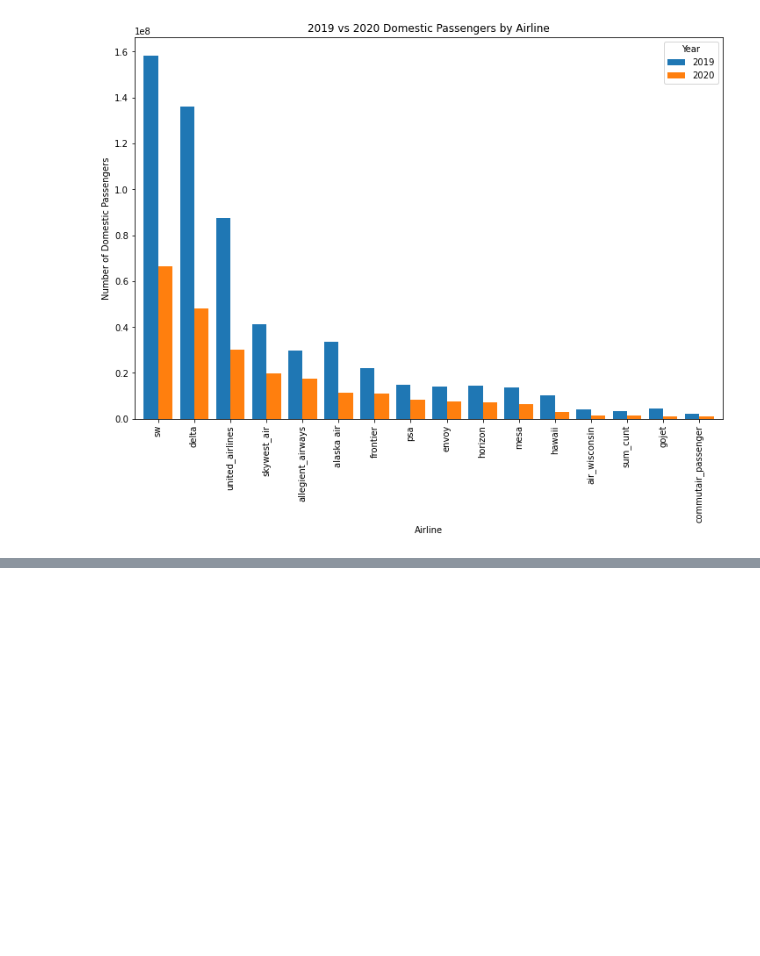
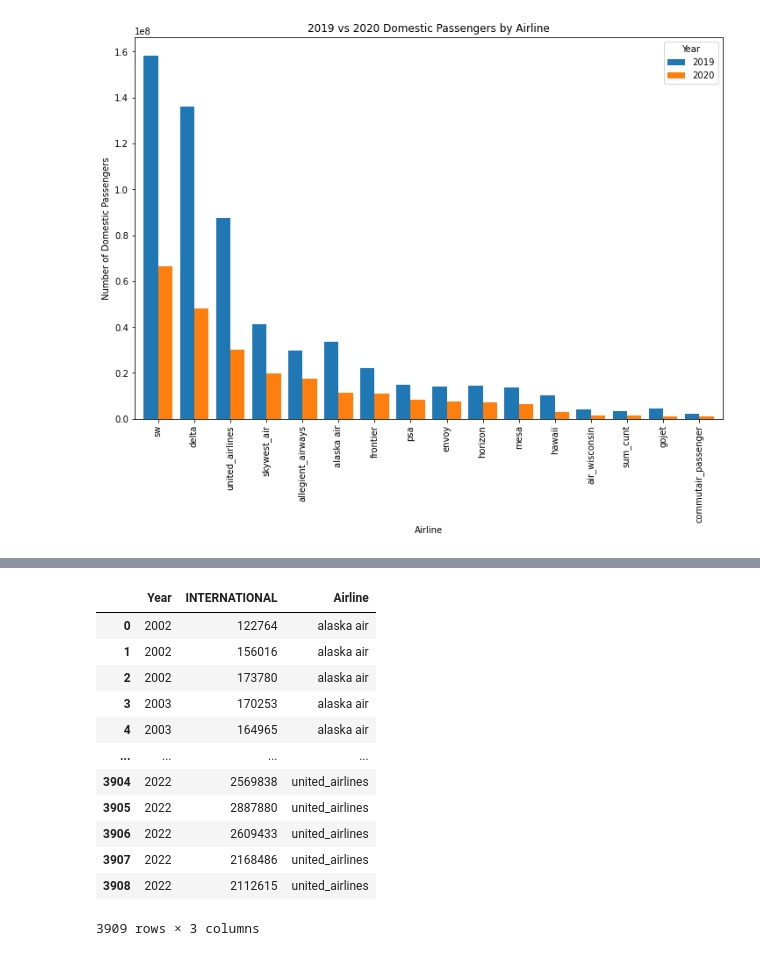
Before and after one commit to f4seth/econ695, a Jupyter notebook: international_domestic_stuff.ipynb, the cells around one changed output, grey strips where cells are left out. Drawn from its saved outputs; the diff is of its cells as text; code cells hidden in the pictures; blank space fills up the shorter version.

```diff
--- a/international_domestic_stuff.ipynb
+++ b/international_domestic_stuff.ipynb
@@ -542,0 +671,16 @@ df_list = [alaska_air, air_wisconsin, allegient_airways, american_airways , comm
+# %%
+merged_df
+# %% [output]
+|  | Year | INTERNATIONAL | Airline |
+| 0 | 2002 | 122764 | alaska air |
+| 1 | 2002 | 156016 | alaska air |
+| 2 | 2002 | 173780 | alaska air |
+| 3 | 2003 | 170253 | alaska air |
+| 4 | 2003 | 164965 | alaska air |
+| ... | ... | ... | ... |
+| 3904 | 2022 | 2569838 | united_airlines |
+| 3905 | 2022 | 2887880 | united_airlines |
+| 3906 | 2022 | 2609433 | united_airlines |
+| 3907 | 2022 | 2168486 | united_airlines |
+| 3908 | 2022 | 2112615 | united_airlines |
+3909 rows × 3 columns
```
Also changed, not shown: parts of 16 cells of this notebook.
